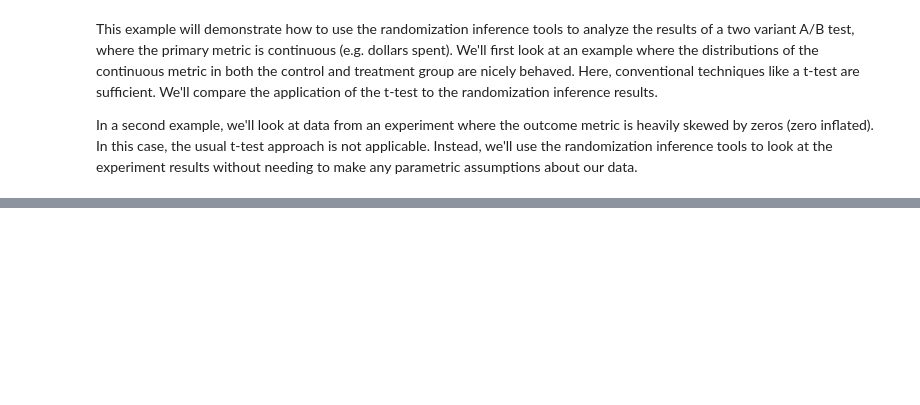
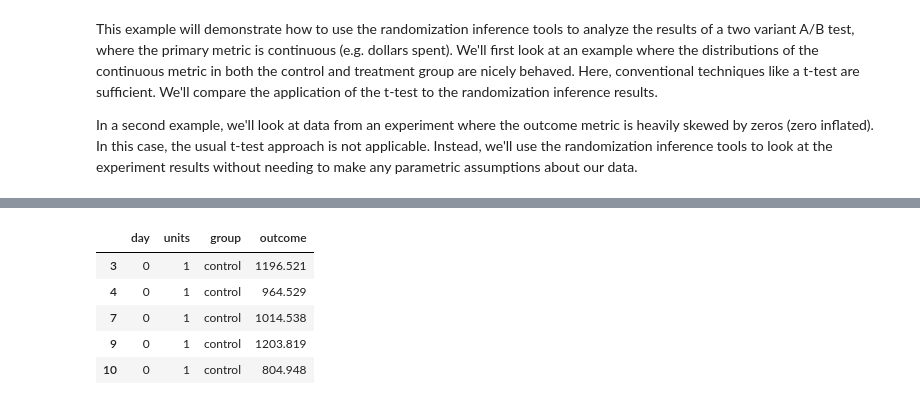
Before and after one commit to dokeeffe87/stats_utils, a Jupyter notebook: notebooks/examples/continuous_metrics/skewed_continuous_experiment_analysis.ipynb, the cells around one changed output, grey strips where cells are left out. Drawn from its saved outputs; the diff is of its cells as text; code cells hidden in the pictures; blank space fills up the shorter version.

```diff
--- a/notebooks/examples/continuous_metrics/skewed_continuous_experiment_analysis.ipynb
+++ b/notebooks/examples/continuous_metrics/skewed_continuous_experiment_analysis.ipynb
@@ -38,0 +80,9 @@ df = simulate_data.simulate_zero_skewed_outcomes()
+# %%
+df_norm.head()
+# %% [output]
+|  | day | units | group | outcome |
+| 3 | 0 | 1 | control | 1196.521 |
+| 4 | 0 | 1 | control | 964.529 |
+| 7 | 0 | 1 | control | 1014.538 |
+| 9 | 0 | 1 | control | 1203.819 |
+| 10 | 0 | 1 | control | 804.948 |
```
Also changed, not shown: parts of 18 cells of this notebook, 1 other file.
